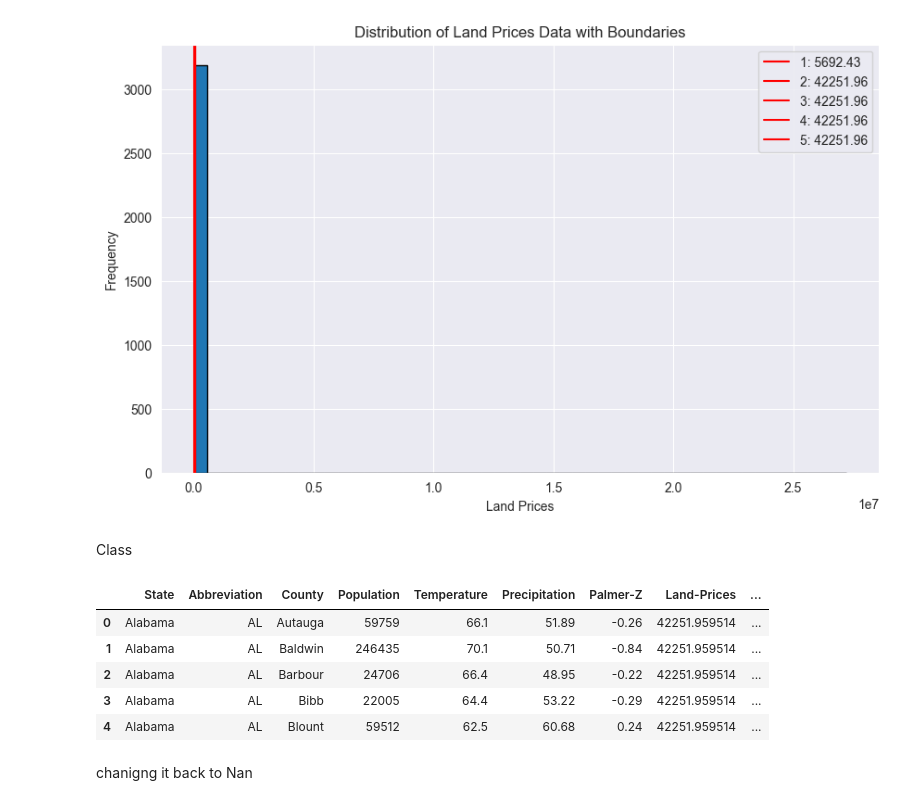
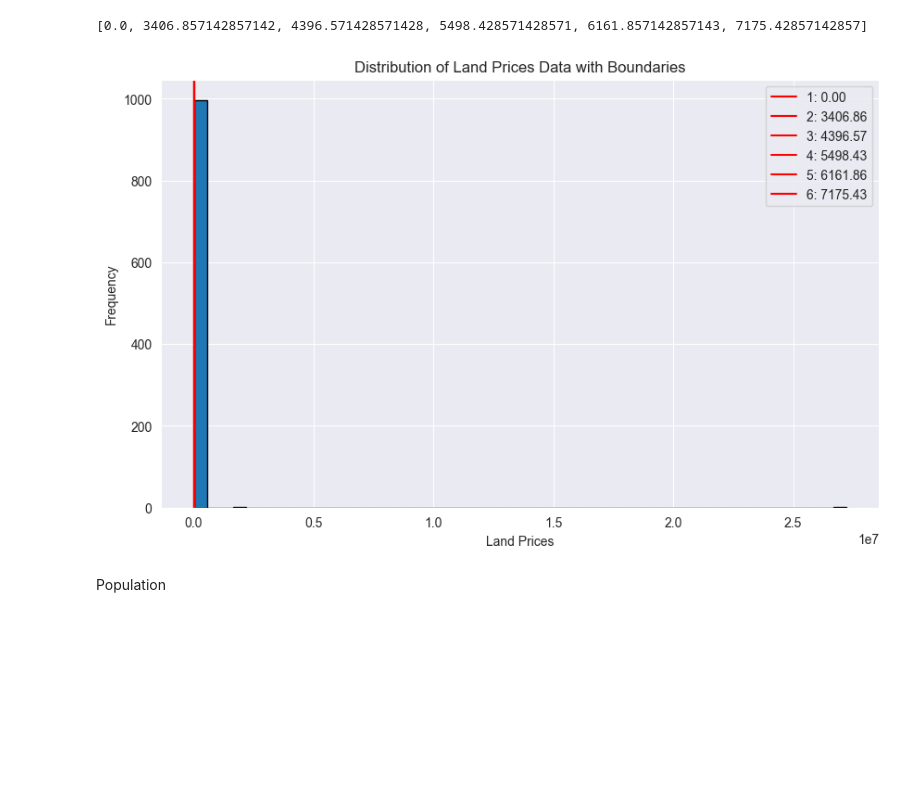
Before and after one commit to hemanthy1/Anthropocene-Institute-Capstone, a Jupyter notebook: backend/Feature-processing.ipynb, the cells around one changed output. Cells and saved outputs as stored; diff of their text form; code cells hidden in the pictures; blank space fills up the shorter version.

```diff
--- a/backend/Feature-processing.ipynb
+++ b/backend/Feature-processing.ipynb
@@ -14,0 +19,4 @@ reforestation.head()
+# %%
+means = reforestation.groupby('State')['Land-Prices'].transform('mean')
+reforestation.loc[reforestation['Land-Prices'].isna(), 'Land-Prices'] = means[reforestation['Land-Prices'].isna()]
+reforestation.head()
@@ -22,10 +41,11 @@ plt.show()
 # %%
 pop_sorted = reforestation['Population'].sort_values().reset_index(drop=True)
 quantiles = []
-for i in range(1, 6):
+for i in range(1, 7):
     q = pop_sorted.quantile(i/7)
     quantiles.append(q)
 
+print(quantiles)
 plt.figure(figsize=(10, 6))
 plt.hist(pop_sorted, bins=50, edgecolor='black')
 for i, q in enumerate(quantiles):
@@ -41,9 +62,10 @@ plt.show()
 # %%
 temp_sorted = reforestation['Temperature'].sort_values().reset_index(drop=True)
 quantiles = []
-for i in range(1, 6):
+for i in range(1, 7):
     q = temp_sorted.quantile(i/7)
     quantiles.append(q)
+print(quantiles)
 
 plt.figure(figsize=(10, 6))
 plt.hist(temp_sorted, bins=50, edgecolor='black')
@@ -60,9 +83,10 @@ plt.show()
 # %%
 preci_sorted = reforestation['Precipitation'].sort_values().reset_index(drop=True)
 quantiles = []
-for i in range(1, 6):
+for i in range(1, 7):
     q = preci_sorted.quantile(i/7)
     quantiles.append(q)
+print(quantiles)
 
 plt.figure(figsize=(10, 6))
 plt.hist(preci_sorted, bins=50,edgecolor='black')
@@ -100,35 +125,22 @@ plt.show()
 # %%
 land_sorted = reforestation['Land-Prices'].sort_values().reset_index(drop=True)
 quantiles = []
-for i in range(1, 6):
+for i in range(1, 7):
     q = land_sorted.quantile(i/7)
     quantiles.append(q)
-
+print(quantiles)
 plt.figure(figsize=(10, 6))
 plt.hist(land_sorted, bins=50,edgecolor='black')
 for i, q in enumerate(quantiles):
     plt.axvline(x=q, color='red', label=f'{i+1}: {q:.2f}')
 
 plt.xlabel("Land Prices")
 plt.ylabel("Frequency")
 plt.title("Distribution of Land Prices Data with Boundaries")
 plt.legend()
 plt.show()
 # %% [output]
+[0.0, 3406.857142857142, 4396.571428571428, 5498.428571428571, 6161.857142857143, 7175.42857142857]
-[figure, old version]
+[figure, new version]
 # %% [markdown]
-Class
+Population
-# %%
-bins = [0, 45.20, 49.70, 53.20, 56.70, 60.60, 65.90, float('inf')]
-labels = [1, 2, 5, 6, 7, 4, 3]
-reforestation['temp-class'] = pd.cut(reforestation['Temperature'], bins=bins, labels=labels, right=False)
-reforestation.head()
-# %% [output]
-|  | State | Abbreviation | County | Population | Temperature | Precipitation | Palmer-Z | Land-Prices | ... |
-| 0 | Alabama | AL | Autauga | 59759 | 66.1 | 51.89 | -0.26 | 42251.959514 | ... |
-| 1 | Alabama | AL | Baldwin | 246435 | 70.1 | 50.71 | -0.84 | 42251.959514 | ... |
-| 2 | Alabama | AL | Barbour | 24706 | 66.4 | 48.95 | -0.22 | 42251.959514 | ... |
-| 3 | Alabama | AL | Bibb | 22005 | 64.4 | 53.22 | -0.29 | 42251.959514 | ... |
-| 4 | Alabama | AL | Blount | 59512 | 62.5 | 60.68 | 0.24 | 42251.959514 | ... |
-# %% [markdown]
-chanigng it back to Nan
```
Also changed, not shown: parts of 21 cells of this notebook, 3 other files.
